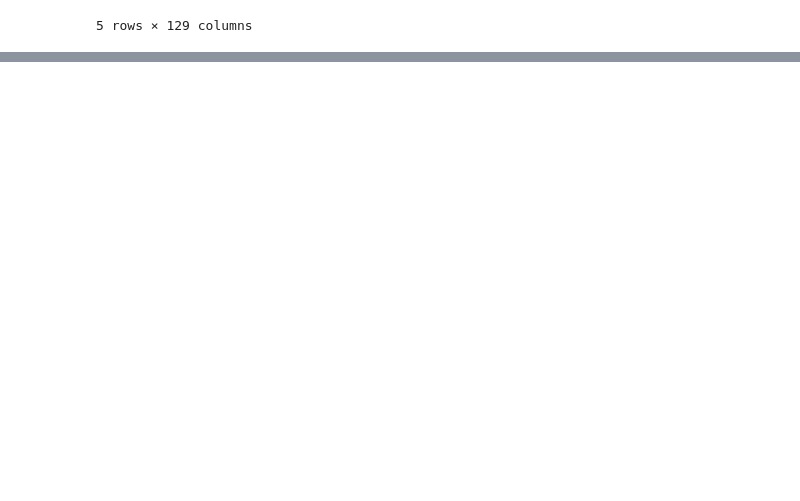
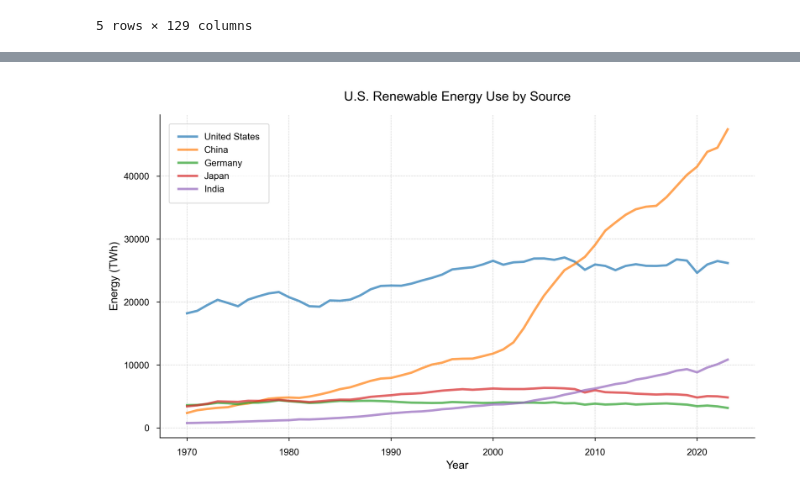
Before and after one commit to joypauls/blog-notebooks, a Jupyter notebook: notebooks/energy_use.ipynb, the cells around one changed output, grey strips where cells are left out. Cells and saved outputs as stored; diff of their text form; code cells hidden in the pictures; blank space fills up the shorter version.

```diff
--- a/notebooks/energy_use.ipynb
+++ b/notebooks/energy_use.ipynb
@@ -165,0 +159,53 @@ plt.show()
+# %%
+plt.figure(figsize=(10, 6))
+
+plt.plot(
+    df[df["country"] == "United States"]["year"],
+    df[df["country"] == "United States"]["primary_energy_consumption"],
+    # label="Total Energy Demand",
+    # color="blue",
+    # linewidth=2,
+    alpha=0.7,
+    label="United States",
+)
+plt.plot(
+    df[df["country"] == "China"]["year"],
+    df[df["country"] == "China"]["primary_energy_consumption"],
+    alpha=0.7,
+    label="China",
+)
+plt.plot(
+    df[df["country"] == "Germany"]["year"],
+    df[df["country"] == "Germany"]["primary_energy_consumption"],
+    alpha=0.7,
+    label="Germany",
+)
+plt.plot(
+    df[df["country"] == "Japan"]["year"],
+    df[df["country"] == "Japan"]["primary_energy_consumption"],
+    alpha=0.7,
+    label="Japan",
+)
+plt.plot(
+    df[df["country"] == "India"]["year"],
+    df[df["country"] == "India"]["primary_energy_consumption"],
+    alpha=0.7,
+    label="India",
+)
+
+plt.xlabel("Year")
+plt.ylabel("Energy (TWh)")
+plt.title("U.S. Renewable Energy Use by Source")
+plt.legend(
+    loc="upper left",
+    frameon=True,
+    # fancybox=True,
+    # shadow=True,
+    framealpha=0.7,
+    borderpad=1,
+)
+
+plt.gca().set_axisbelow(True)
+plt.show()
+# %% [output]
+[figure, added]
```
Also changed, not shown: parts of 8 cells of this notebook, 2 other files.
